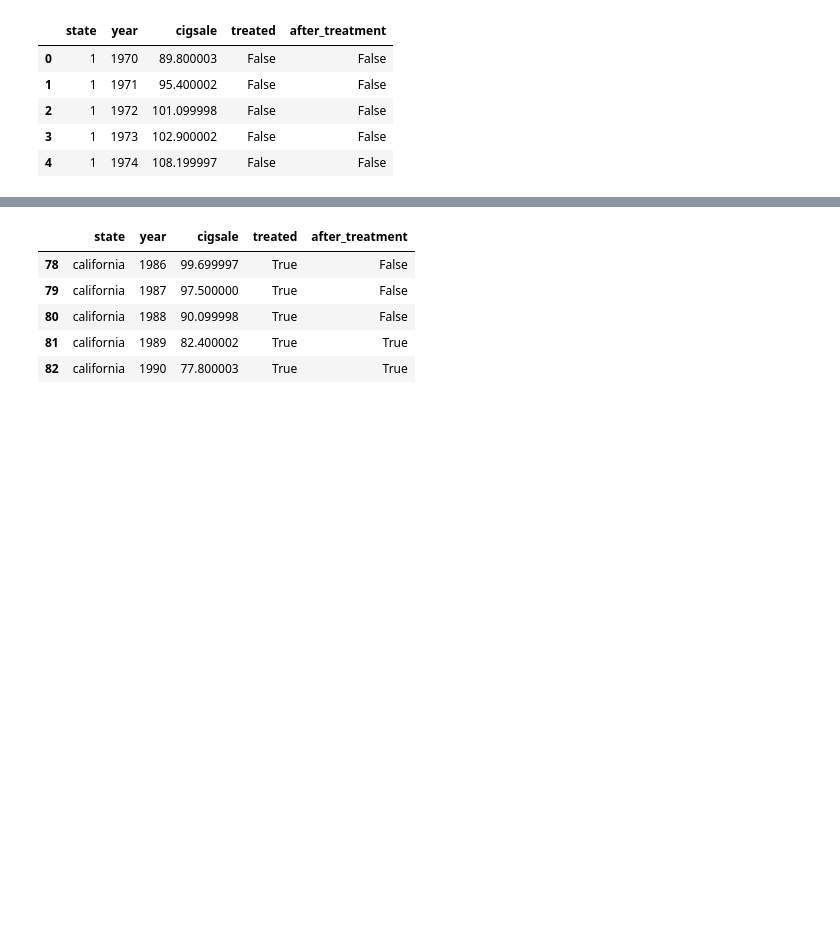
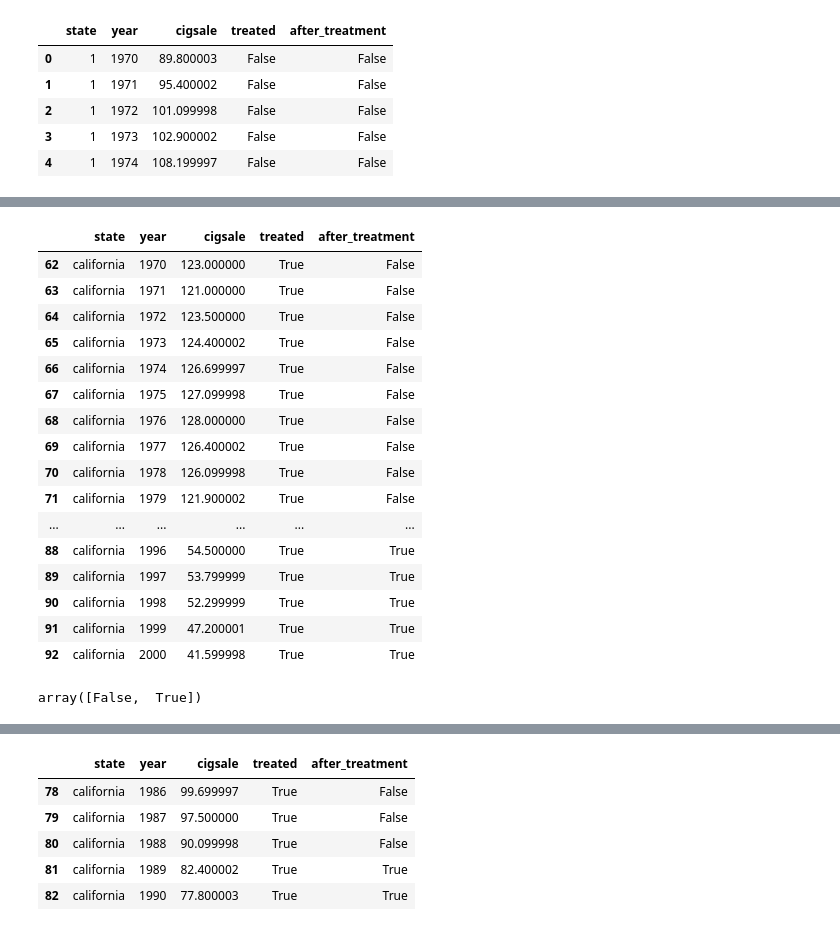
Before and after one commit to Shaokang-Yang/python-causality-handbook, a Jupyter notebook: causal-inference-for-the-brave-and-true/25-Synthetic-Diff-in-Diff.ipynb, the cells around one changed output, grey strips where cells are left out. Saved outputs shown, nothing was run; the diff lists cells and outputs as text; code cells hidden in the pictures; blank space fills up the shorter version.

```diff
--- a/causal-inference-for-the-brave-and-true/25-Synthetic-Diff-in-Diff.ipynb
+++ b/causal-inference-for-the-brave-and-true/25-Synthetic-Diff-in-Diff.ipynb
@@ -83,0 +131,24 @@ data.head()
+# %%
+data[data["treated"] == True]
+# %% [output]
+|  | state | year | cigsale | treated | after_treatment |
+| 62 | california | 1970 | 123.000000 | True | False |
+| 63 | california | 1971 | 121.000000 | True | False |
+| 64 | california | 1972 | 123.500000 | True | False |
+| 65 | california | 1973 | 124.400002 | True | False |
+| 66 | california | 1974 | 126.699997 | True | False |
+| 67 | california | 1975 | 127.099998 | True | False |
+| 68 | california | 1976 | 128.000000 | True | False |
+| 69 | california | 1977 | 126.400002 | True | False |
+| 70 | california | 1978 | 126.099998 | True | False |
+| 71 | california | 1979 | 121.900002 | True | False |
+| ... | ... | ... | ... | ... | ... |
+| 88 | california | 1996 | 54.500000 | True | True |
+| 89 | california | 1997 | 53.799999 | True | True |
+| 90 | california | 1998 | 52.299999 | True | True |
+| 91 | california | 1999 | 47.200001 | True | True |
+| 92 | california | 2000 | 41.599998 | True | True |
+# %%
+data['treated'].unique()
+# %% [output]
+array([False,  True])
```
Also changed, not shown: parts of 8 cells of this notebook.
